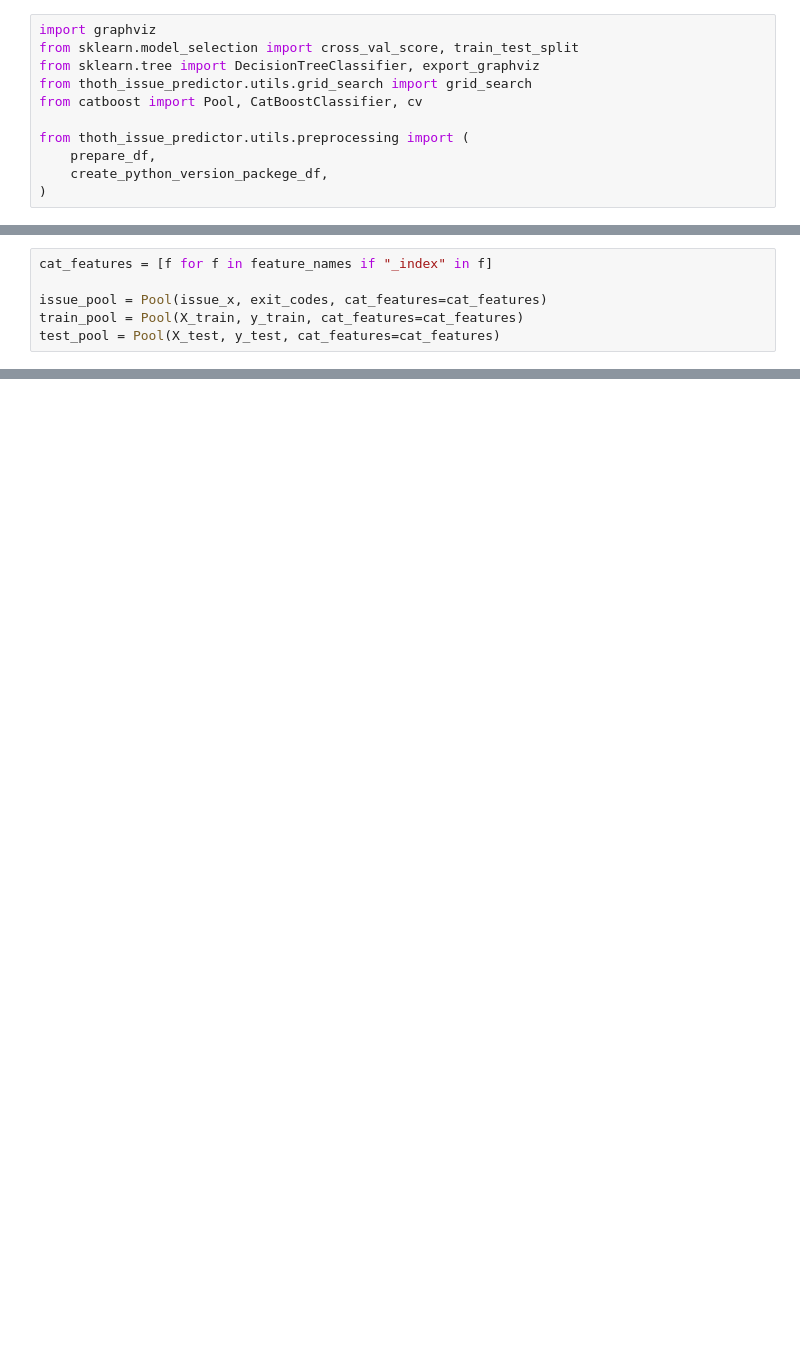
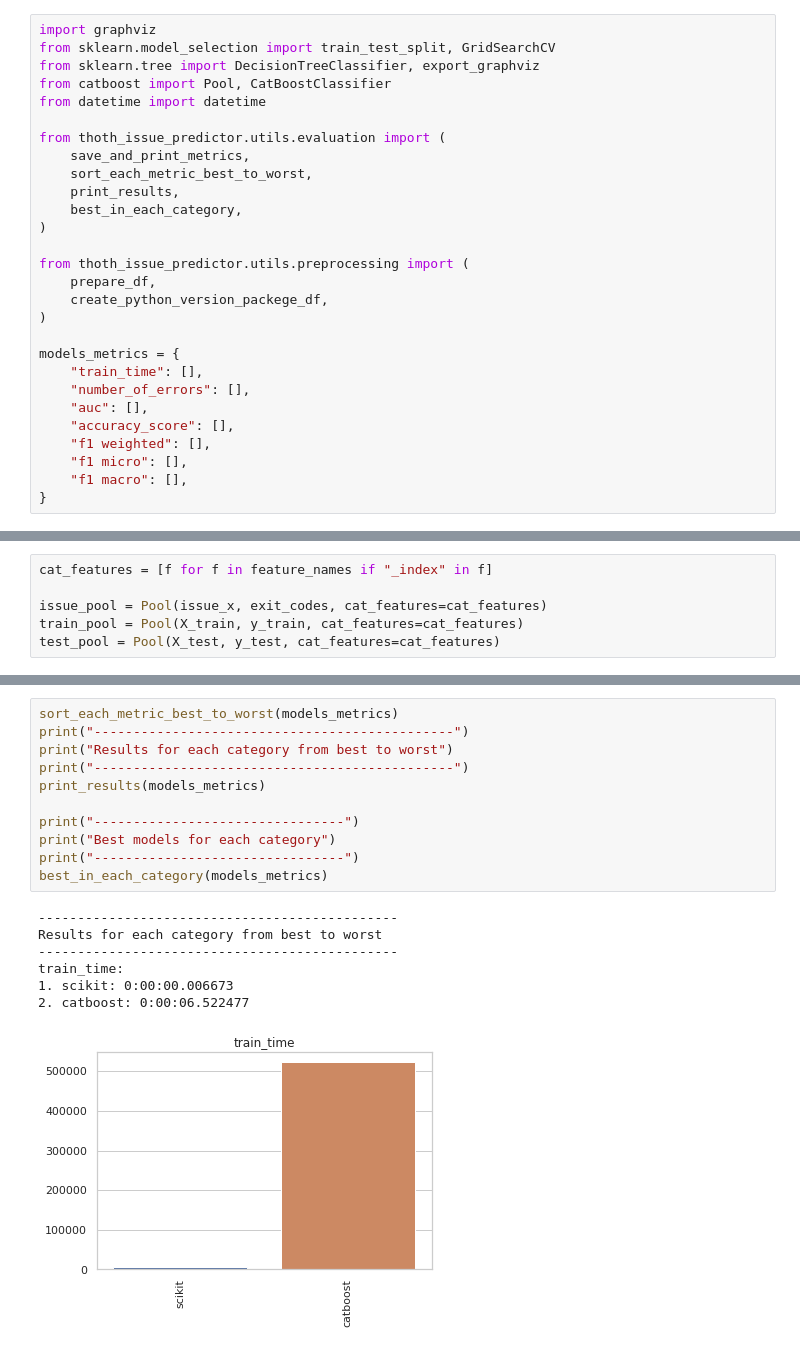
Before and after one commit to TomasJani/thoth-issue-predictor, a Jupyter notebook: thoth_issue_predictor/notebooks/ThothIssuePredictor.ipynb, the cells around one changed output, grey strips where cells are left out. Cells and saved outputs as stored; diff of their text form; blank space fills up the shorter version.

Commit message:
Add new inspections to dataset and add evaluation

```diff
--- a/thoth_issue_predictor/notebooks/ThothIssuePredictor.ipynb
+++ b/thoth_issue_predictor/notebooks/ThothIssuePredictor.ipynb
@@ -13,15 +13,32 @@ module_path
 '/home/tjanicek/thesis/thoth-issue-predictor'
 # %%
 import graphviz
-from sklearn.model_selection import cross_val_score, train_test_split
+from sklearn.model_selection import train_test_split, GridSearchCV
 from sklearn.tree import DecisionTreeClassifier, export_graphviz
-from thoth_issue_predictor.utils.grid_search import grid_search
-from catboost import Pool, CatBoostClassifier, cv
+from catboost import Pool, CatBoostClassifier
+from datetime import datetime
+
+from thoth_issue_predictor.utils.evaluation import (
+    save_and_print_metrics,
+    sort_each_metric_best_to_worst,
+    print_results,
+    best_in_each_category,
+)
 
 from thoth_issue_predictor.utils.preprocessing import (
     prepare_df,
     create_python_version_packege_df,
 )
+
+models_metrics = {
+    "train_time": [],
+    "number_of_errors": [],
+    "auc": [],
+    "accuracy_score": [],
+    "f1 weighted": [],
+    "f1 micro": [],
+    "f1 macro": [],
+}
 # %%
 FILE_NAME = "../datasets/dataset.zip"
 inspections_df = prepare_df(FILE_NAME)
@@ -160,0 +257,19 @@ scores
+# %%
+sort_each_metric_best_to_worst(models_metrics)
+print("----------------------------------------------")
+print("Results for each category from best to worst")
+print("----------------------------------------------")
+print_results(models_metrics)
+
+print("--------------------------------")
+print("Best models for each category")
+print("--------------------------------")
+best_in_each_category(models_metrics)
+# %% [output]
+----------------------------------------------
+Results for each category from best to worst
+----------------------------------------------
+train_time:
+1. scikit: 0:00:00.006673
+2. catboost: 0:00:06.522477
+[figure, added]
```
Also changed, not shown: parts of 22 cells of this notebook, 15 other files.
